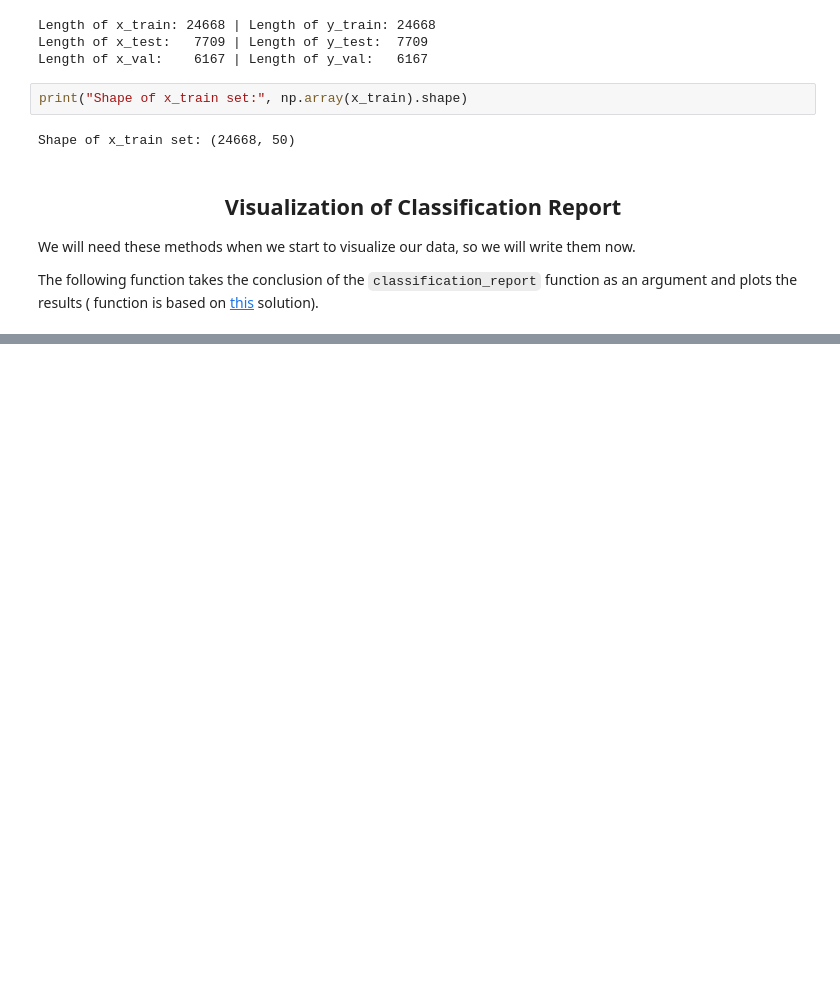
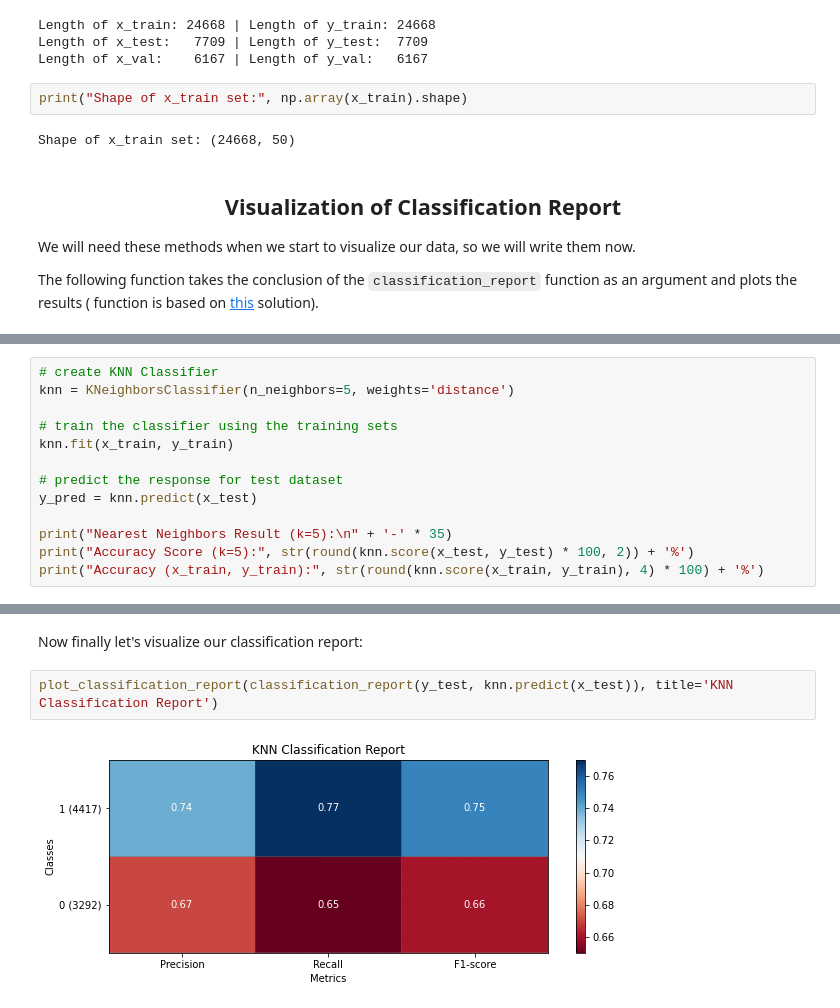
Before and after one commit to jackshendrikov/sentimento, a Jupyter notebook: Part II - Sentiment Analysis Classifications - Review and Comparison.ipynb, the cells around one changed output, grey strips where cells are left out. Cells and saved outputs as stored; diff of their text form; blank space fills up the shorter version.

```diff
--- a/Part II - Sentiment Analysis Classifications - Review and Comparison.ipynb
+++ b/Part II - Sentiment Analysis Classifications - Review and Comparison.ipynb
@@ -265,0 +396,13 @@ The following function takes the conclusion of the `classification_report` funct
+# %%
+# create KNN Classifier
+knn = KNeighborsClassifier(n_neighbors=5, weights='distance')
+
+# train the classifier using the training sets
+knn.fit(x_train, y_train)
+
+# predict the response for test dataset
+y_pred = knn.predict(x_test)
+
+print("Nearest Neighbors Result (k=5):\n" + '-' * 35)
+print("Accuracy Score (k=5):", str(round(knn.score(x_test, y_test) * 100, 2)) + '%')
+print("Accuracy (x_train, y_train):", str(round(knn.score(x_train, y_train), 4) * 100) + '%')
@@ -265,0 +431,6 @@ The following function takes the conclusion of the `classification_report` funct
+# %% [markdown]
+Now finally let's visualize our classification report:
+# %%
+plot_classification_report(classification_report(y_test, knn.predict(x_test)), title='KNN Classification Report')
+# %% [output]
+[figure, added]
```
Also changed, not shown: parts of 15 cells of this notebook.
